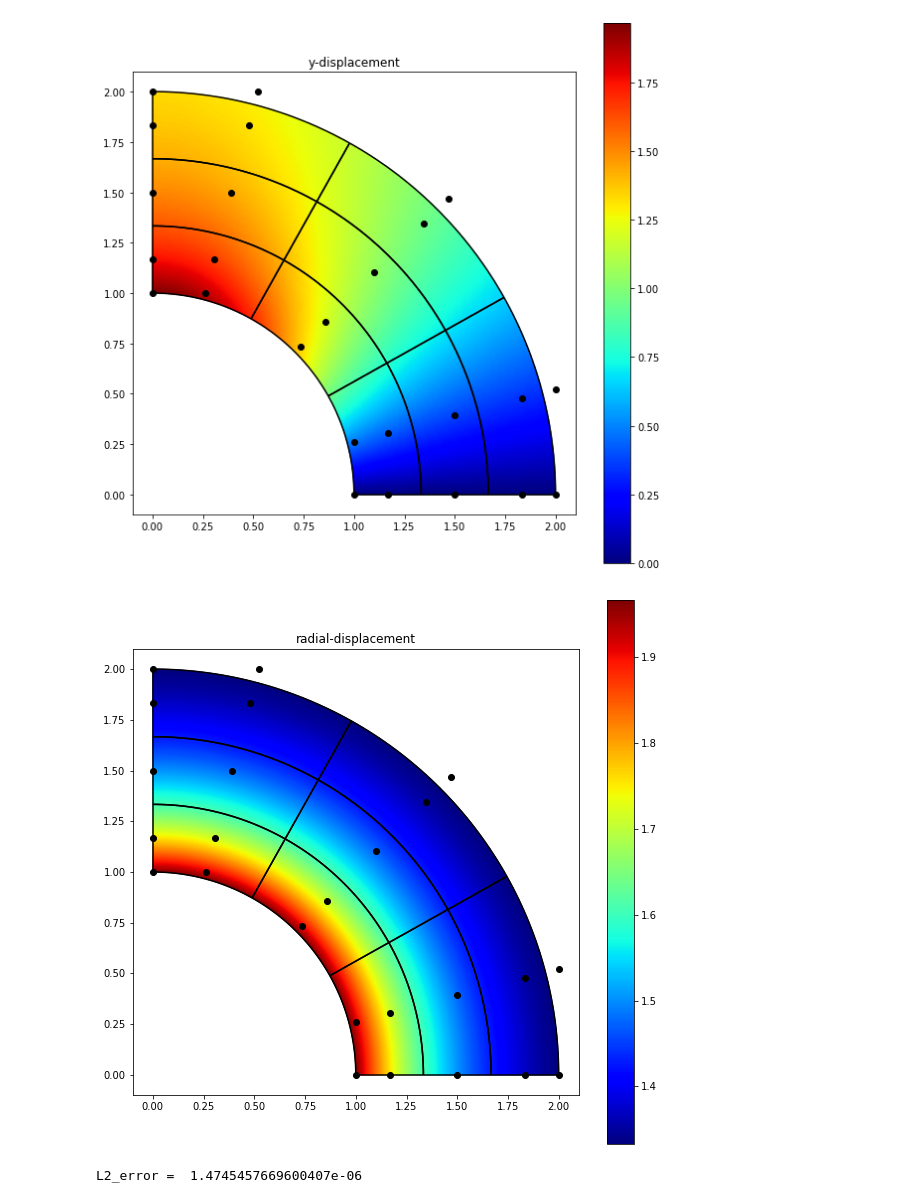
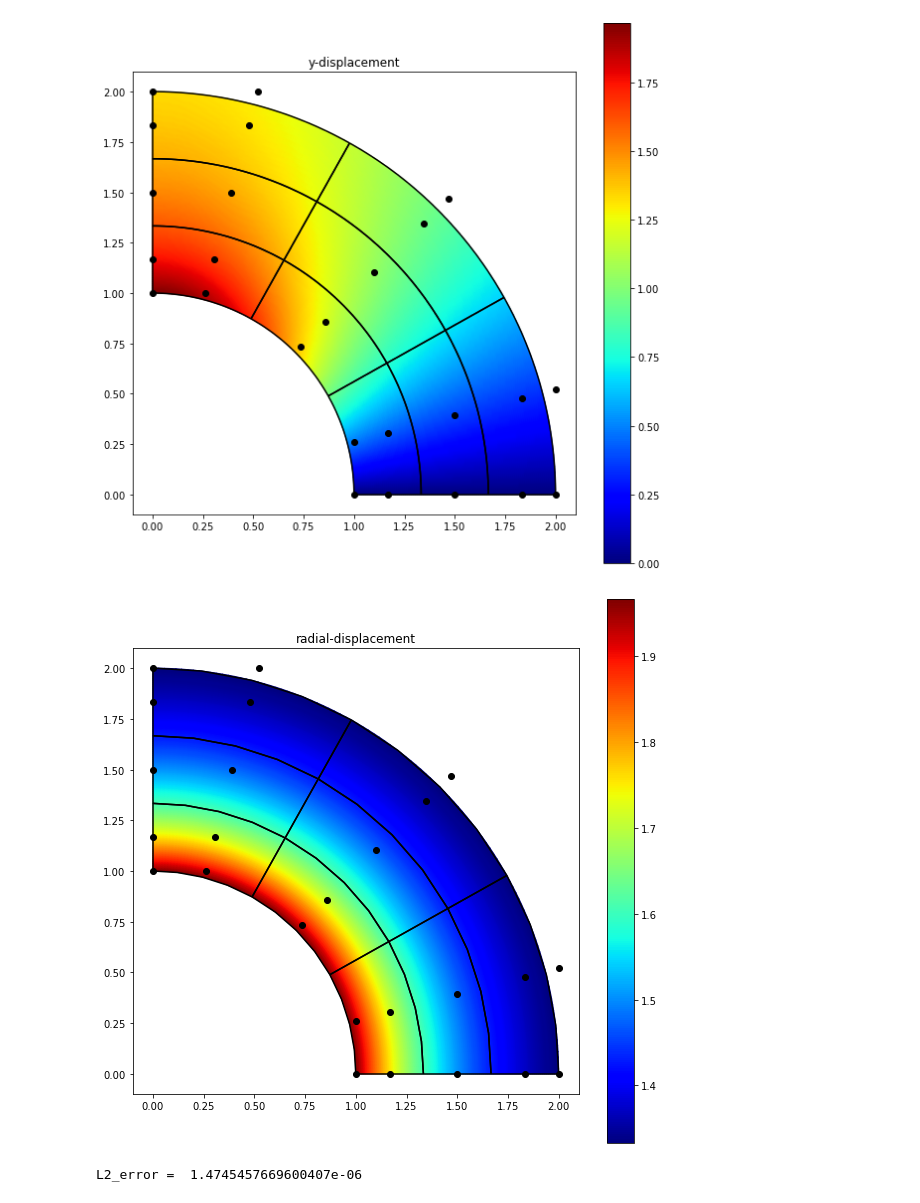
Before and after one commit to mikejamesjohnson/CSE397_homework, a Jupyter notebook: HW3_solution.ipynb, the cells around one changed output. Cells and saved outputs as stored; diff of their text form; code cells hidden in the pictures.

```diff
--- a/HW3_solution.ipynb
+++ b/HW3_solution.ipynb
@@ -1075,17 +1081,17 @@ def plot_nurbs_surface_isolines(ax, p0, p1, U0, U1, P, w, res=0.01, **plotargs):
 # %%
 # inputs
-ri = 1.0       # inner radius
-ro = 2         # outer radius
-pressure = 1   # internal pressure
-E = 1          # youngs modulus
-nu = 0.3       # poissons ratio
-p0 = 2         # degree 0
-p1 = 2         # degree 1
-N0 = 3         # number of elems in circumferencial direction
-N1 = 3         # number of elems in radial direction
-q0 = 3         # number of stiffness quadrature points in circumferencial direction
-q1 = 3         # number of stiffness quadrature points in radial direction
-q = 3          # number of force quadrature points
+ri = 1.0         # inner radius
+ro = 2.0         # outer radius
+pressure = 1.0   # internal pressure
+E = 1.0          # youngs modulus
+nu = 0.3         # poissons ratio
+p0 = 2           # degree 0
+p1 = 2           # degree 1
+N0 = 3           # number of elems in circumferencial direction
+N1 = 3           # number of elems in radial direction
+q0 = 3           # number of stiffness quadrature points in circumferencial direction
+q1 = 3           # number of stiffness quadrature points in radial direction
+q = 3            # number of force quadrature points
 # %%
 # preprocess
 U0, U1, P, w = build_nurbs_quarter_circle(ri, ro, p0, p1, N0, N1)
@@ -1131,17 +1149,17 @@ plt.close(fig)
 # %%
 # post process
 fig = plt.figure(figsize=(10,10))
 ax = fig.add_subplot(111)
 ax.set_title('radial-displacement')
 ax.set_aspect('equal')
 plot = plot_radial_displacement(ax, element_connectivity, elem_spans, p0, p1, P, w, C, d, res=0.01, cmap='jet', shading='gouraud', rasterized=True)
-iso = plot_nurbs_surface_isolines(ax, p0, p1, U0, U1, P, w, res=0.01, color='k')
+iso = plot_nurbs_surface_isolines(ax, p0, p1, U0, U1, P, w, res=0.1, color='k')
 ax.plot(P[:,0], P[:,1], 'ko')
 fig.colorbar(plot)
 plt.show()
 plt.close(fig)
 # %% [output]
-[figure, old version]
+[figure, new version]
 # %%
 # compute L2 error
 L2_error = compute_L2_error(pressure, ri, ro, E, nu, element_connectivity, elem_spans, p0, p1, P, w, C, d, 4, 4)
```
Also changed, not shown: parts of 2 cells of this notebook.
